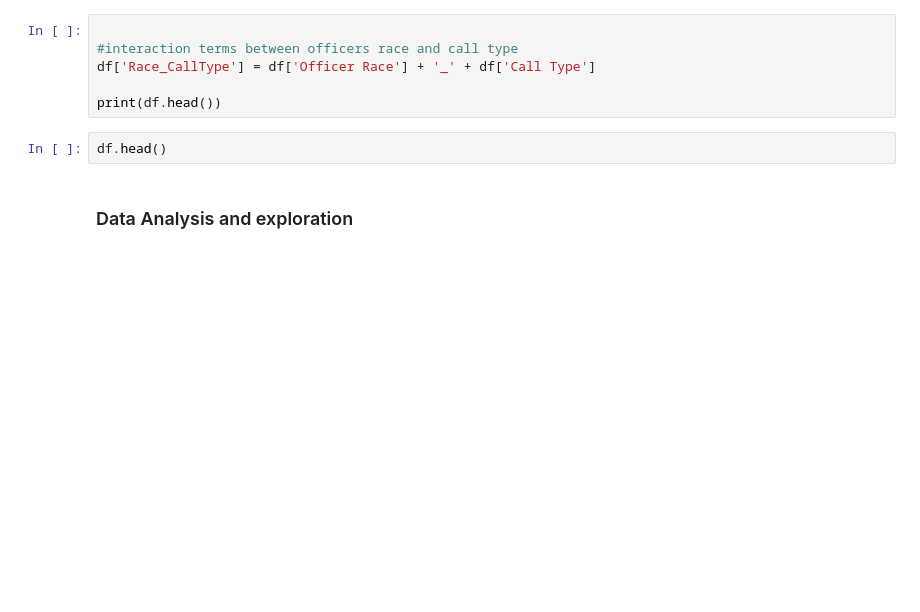
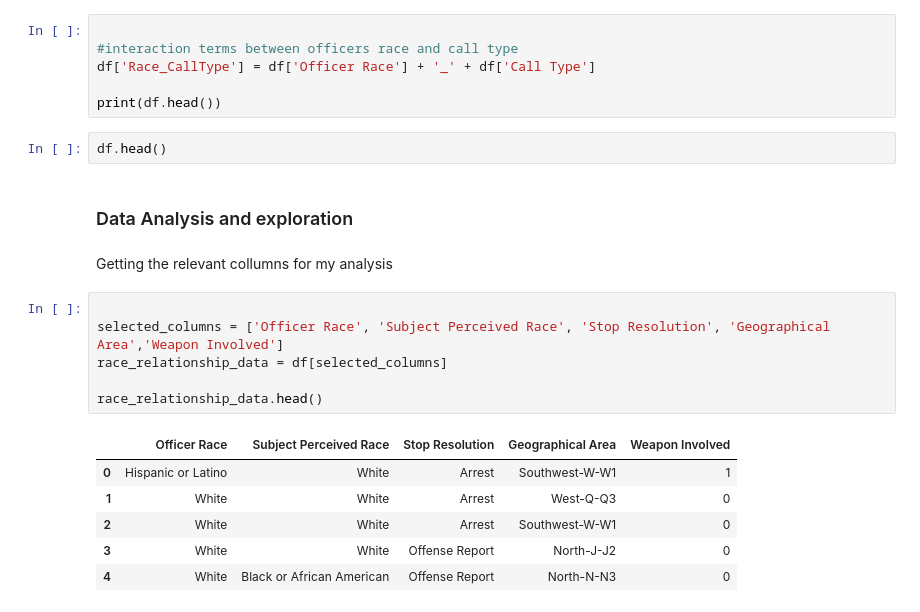
Before and after one commit to jameskoli/Terrystopsdata, a Jupyter notebook: index.ipynb, the cells around one changed output. Drawn from its saved outputs; the diff is of its cells as text; blank space fills up the shorter version.

```diff
--- a/index.ipynb
+++ b/index.ipynb
@@ -71,3 +79,18 @@ print(df.head())
 df.head()
 # %% [markdown]
 ### Data Analysis and exploration
+# %% [markdown]
+Getting the relevant collumns for my analysis
+# %%
+
+selected_columns = ['Officer Race', 'Subject Perceived Race', 'Stop Resolution', 'Geographical Area','Weapon Involved']
+race_relationship_data = df[selected_columns]
+
+race_relationship_data.head()
+# %% [output]
+|  | Officer Race | Subject Perceived Race | Stop Resolution | Geographical Area | Weapon Involved |
+| 0 | Hispanic or Latino | White | Arrest | Southwest-W-W1 | 1 |
+| 1 | White | White | Arrest | West-Q-Q3 | 0 |
+| 2 | White | White | Arrest | Southwest-W-W1 | 0 |
+| 3 | White | White | Offense Report | North-J-J2 | 0 |
+| 4 | White | Black or African American | Offense Report | North-N-N3 | 0 |
```
Also changed, not shown: parts of 7 cells of this notebook.
